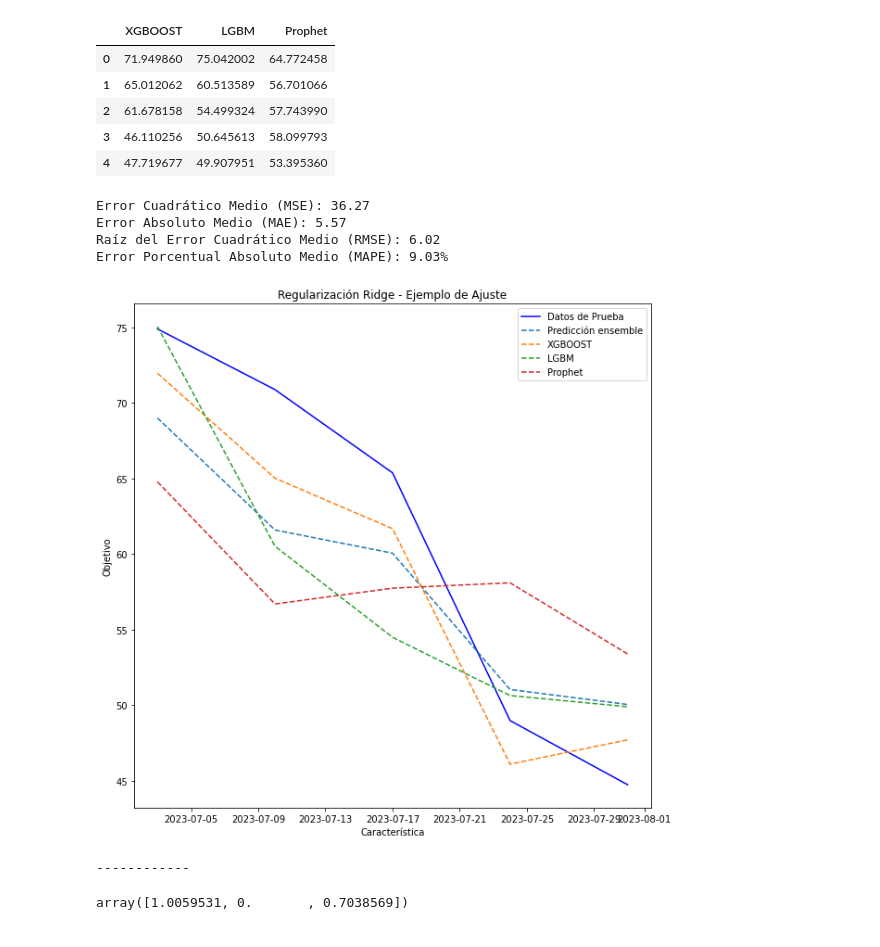
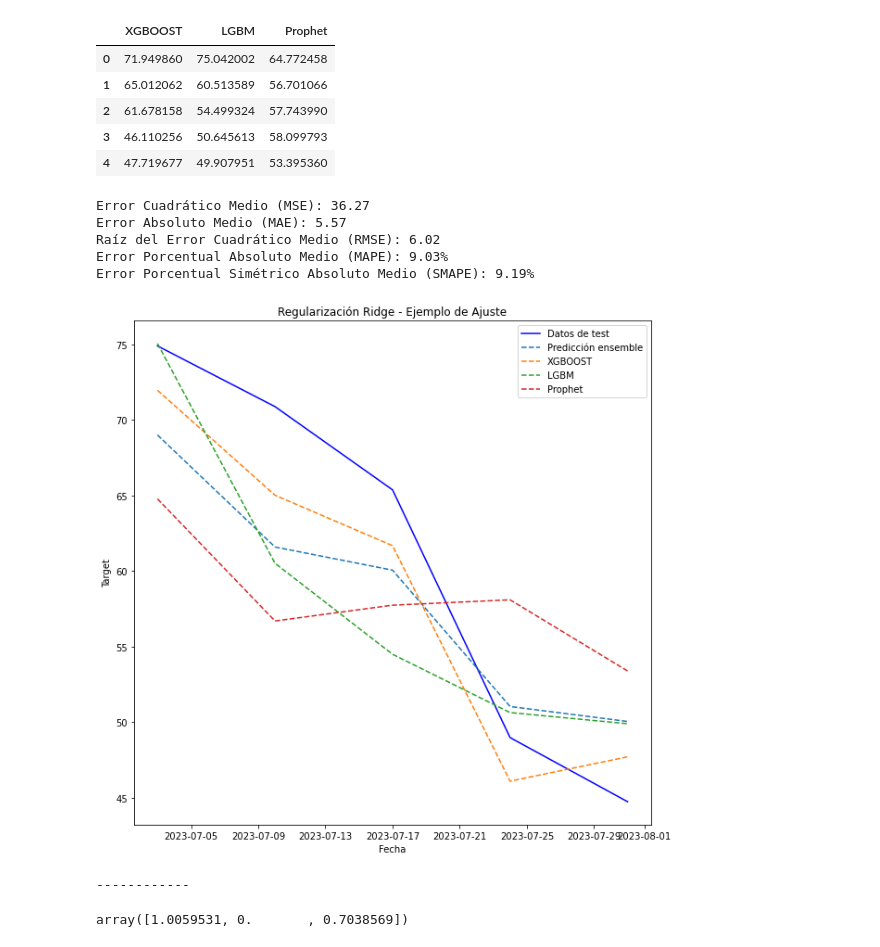
Before and after one commit to tlunal/Adaptative_Ensemble_methods_for_time_series_forecast, a Jupyter notebook: 02_ts_models.ipynb, the cells around one changed output. Cells and saved outputs as stored; diff of their text form; code cells hidden in the pictures.

```diff
--- a/02_ts_models.ipynb
+++ b/02_ts_models.ipynb
@@ -707,7 +771,7 @@ def fit_prophet(ts_data_train):
 
     prophet_pred = forecast['yhat'].iloc[forecast.shape[0]-5:,]
 
-    return m, prophet_pred
+    return m, prophet_pred.values
 
 model_prophet1, prophet_pred1 = fit_prophet(ts_data_train)
 # %% [output]
@@ -757,7 +838,7 @@ ensemb_inp_adap = pd.DataFrame()
 #ensemb_inp_adap['SARIMA'] = forecast_sarima.predicted_mean
 ensemb_inp_adap['XGBOOST'] = xgb_predict
 ensemb_inp_adap['LGBM'] = lgb_predict
-ensemb_inp_adap['Prophet'] = prophet_pred1.values
+ensemb_inp_adap['Prophet'] = prophet_pred1
 
 ensemb_inp_adap
 # %% [output]
@@ -789,7 +870,7 @@ for alpha in (0.001, 0.01, 0.1, 0.5, 1, 2):
     plt.plot(ts_data_xg_test.index, y_pred_ridge, label='Predicción Ridge', linestyle='dashed')
     plt.plot(ts_data_xg_test.index, xgb_predict, label='XGBOOST', linestyle='dashed')
     plt.plot(ts_data_xg_test.index, lgb_predict, label='LGBM', linestyle='dashed')
-    plt.plot(ts_data_xg_test.index, prophet_pred1.values, label='Prophet', linestyle='dashed')
+    plt.plot(ts_data_xg_test.index, prophet_pred1, label='Prophet', linestyle='dashed')
 
     plt.title('Regularización Ridge - Ejemplo de Ajuste')
     plt.xlabel('Característica')
@@ -932,3 +1024,5 @@ for t in range(0,5):
     y_pred_xg_t = model_temp.predict(X_test.iloc[t, t:].values.reshape(1, -1))
 
     y_pred_lgb_t_test.append(y_pred_xg_t[0])
+# %%
+print_fit_metrics(ts_data_test, y_pred_lgb_t_test)
@@ -985,37 +1095,38 @@ ensemb_test
 # %%
 # Realizar predicciones en el conjunto de prueba
 y_pred_ridge = ((ridge_adapt.coef_ /sum(ridge_adapt.coef_))*ensemb_test).sum(axis=1, numeric_only=True)
 
 # Calcular el error en el conjunto de prueba
 
 print_fit_metrics(y_test, y_pred_ridge.values)
 
 
 
 # Visualizar el ajuste del modelo
-plt.plot(ts_data_xg_test.index, y_test, color='blue', label='Datos de Prueba')
+plt.plot(ts_data_xg_test.index, y_test, color='blue', label='Datos de test')
 plt.plot(ts_data_xg_test.index, y_pred_ridge, label='Predicción ensemble', linestyle='dashed')
 #plt.plot(ts_data_xg_test.index, forecast_arima, label='ARIMA', linestyle='dashed')
 #plt.plot(ts_data_xg_test.index, forecast_sarima.predicted_mean, label='SARIMA', linestyle='dashed')
 plt.plot(ts_data_xg_test.index, y_pred_xg_t_test, label='XGBOOST', linestyle='dashed')
 plt.plot(ts_data_xg_test.index, y_pred_lgb_t_test, label='LGBM', linestyle='dashed')
 plt.plot(ts_data_xg_test.index, prophet_pred2.values, label='Prophet', linestyle='dashed')
 
 
 
 
 plt.title('Regularización Ridge - Ejemplo de Ajuste')
-plt.xlabel('Característica')
-plt.ylabel('Objetivo')
+plt.xlabel('Fecha')
+plt.ylabel('Target')
 plt.legend()
 plt.show()
 print('------------')
 # %% [output]
 Error Cuadrático Medio (MSE): 36.27
 Error Absoluto Medio (MAE): 5.57
 Raíz del Error Cuadrático Medio (RMSE): 6.02
 Error Porcentual Absoluto Medio (MAPE): 9.03%
+Error Porcentual Simétrico Absoluto Medio (SMAPE): 9.19%
-[figure, old version]
+[figure, new version]
 ------------
 # %%
 ridge_adapt.coef_
```
Also changed, not shown: parts of 36 cells of this notebook.
